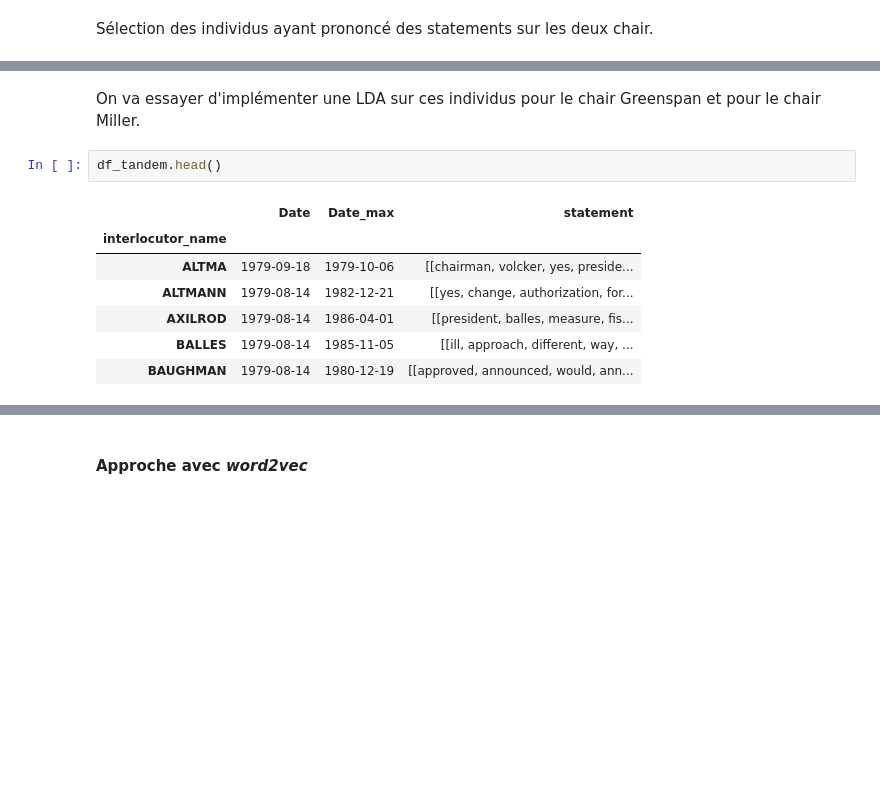
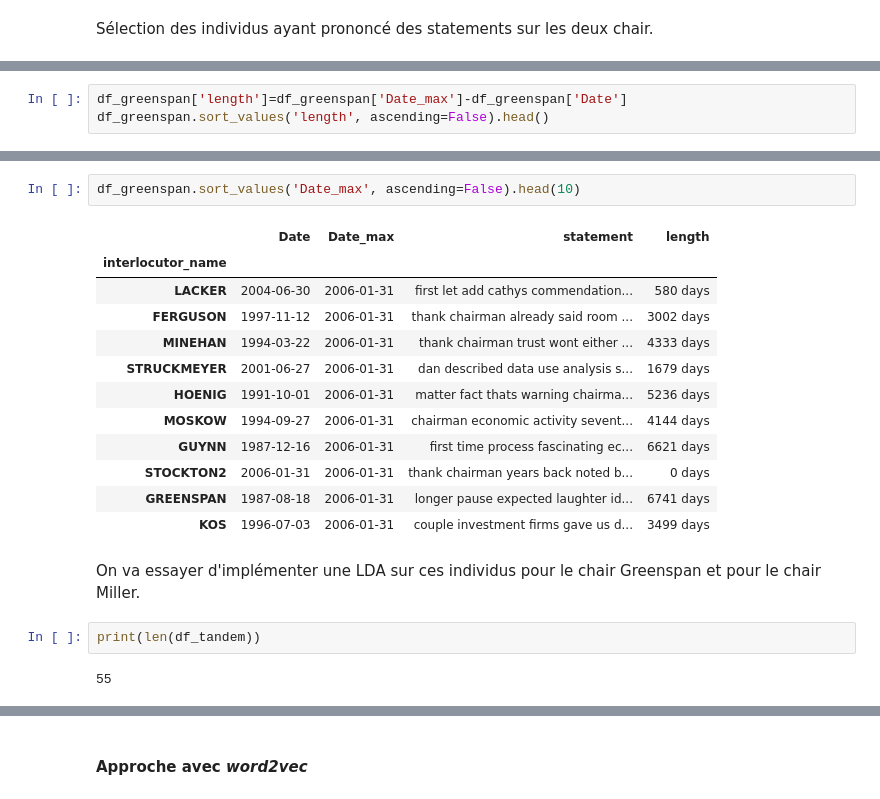
Before and after one commit to erialc-cal/NLP-FOMC, a Jupyter notebook: Scrapping_Explo.ipynb, the cells around one changed output, grey strips where cells are left out. Saved outputs shown, nothing was run; the diff lists cells and outputs as text; blank space fills up the shorter version.

```diff
--- a/Scrapping_Explo.ipynb
+++ b/Scrapping_Explo.ipynb
@@ -438,0 +480,3 @@ array(['ALTMA', 'ALTMANN', 'AXILROD', 'BALLES', 'BAUGHMAN', 'BECK',
+# %%
+df_greenspan['length']=df_greenspan['Date_max']-df_greenspan['Date']
+df_greenspan.sort_values('length', ascending=False).head()
@@ -439,15 +496,24 @@ array(['ALTMA', 'ALTMANN', 'AXILROD', 'BALLES', 'BAUGHMAN', 'BECK',
+# %%
+df_greenspan.sort_values('Date_max', ascending=False).head(10)
+# %% [output]
+|  | Date | Date_max | statement | length |
+| interlocutor_name |  |  |  |  |
+| LACKER | 2004-06-30 | 2006-01-31 | first let add cathys commendation... | 580 days |
+| FERGUSON | 1997-11-12 | 2006-01-31 | thank chairman already said room ... | 3002 days |
+| MINEHAN | 1994-03-22 | 2006-01-31 | thank chairman trust wont either ... | 4333 days |
+| STRUCKMEYER | 2001-06-27 | 2006-01-31 | dan described data use analysis s... | 1679 days |
+| HOENIG | 1991-10-01 | 2006-01-31 | matter fact thats warning chairma... | 5236 days |
+| MOSKOW | 1994-09-27 | 2006-01-31 | chairman economic activity sevent... | 4144 days |
+| GUYNN | 1987-12-16 | 2006-01-31 | first time process fascinating ec... | 6621 days |
+| STOCKTON2 | 2006-01-31 | 2006-01-31 | thank chairman years back noted b... | 0 days |
+| GREENSPAN | 1987-08-18 | 2006-01-31 | longer pause expected laughter id... | 6741 days |
+| KOS | 1996-07-03 | 2006-01-31 | couple investment firms gave us d... | 3499 days |
 # %% [markdown]
 On va essayer d'implémenter une LDA sur ces individus pour le chair Greenspan et pour le chair Miller.
-# %%
-df_tandem.head()
-# %% [output]
-|  | Date | Date_max | statement |
-| interlocutor_name |  |  |  |
-| ALTMA | 1979-09-18 | 1979-10-06 | [[chairman, volcker, yes, preside... |
-| ALTMANN | 1979-08-14 | 1982-12-21 | [[yes, change, authorization, for... |
-| AXILROD | 1979-08-14 | 1986-04-01 | [[president, balles, measure, fis... |
-| BALLES | 1979-08-14 | 1985-11-05 | [[ill, approach, different, way, ... |
-| BAUGHMAN | 1979-08-14 | 1980-12-19 | [[approved, announced, would, ann... |
+# %%
+print(len(df_tandem))
+# %% [output]
+55
 # %%
 print('Statement tandem : \n')
 pyLDAvis.enable_notebook()
```
Also changed, not shown: parts of 16 cells of this notebook.
